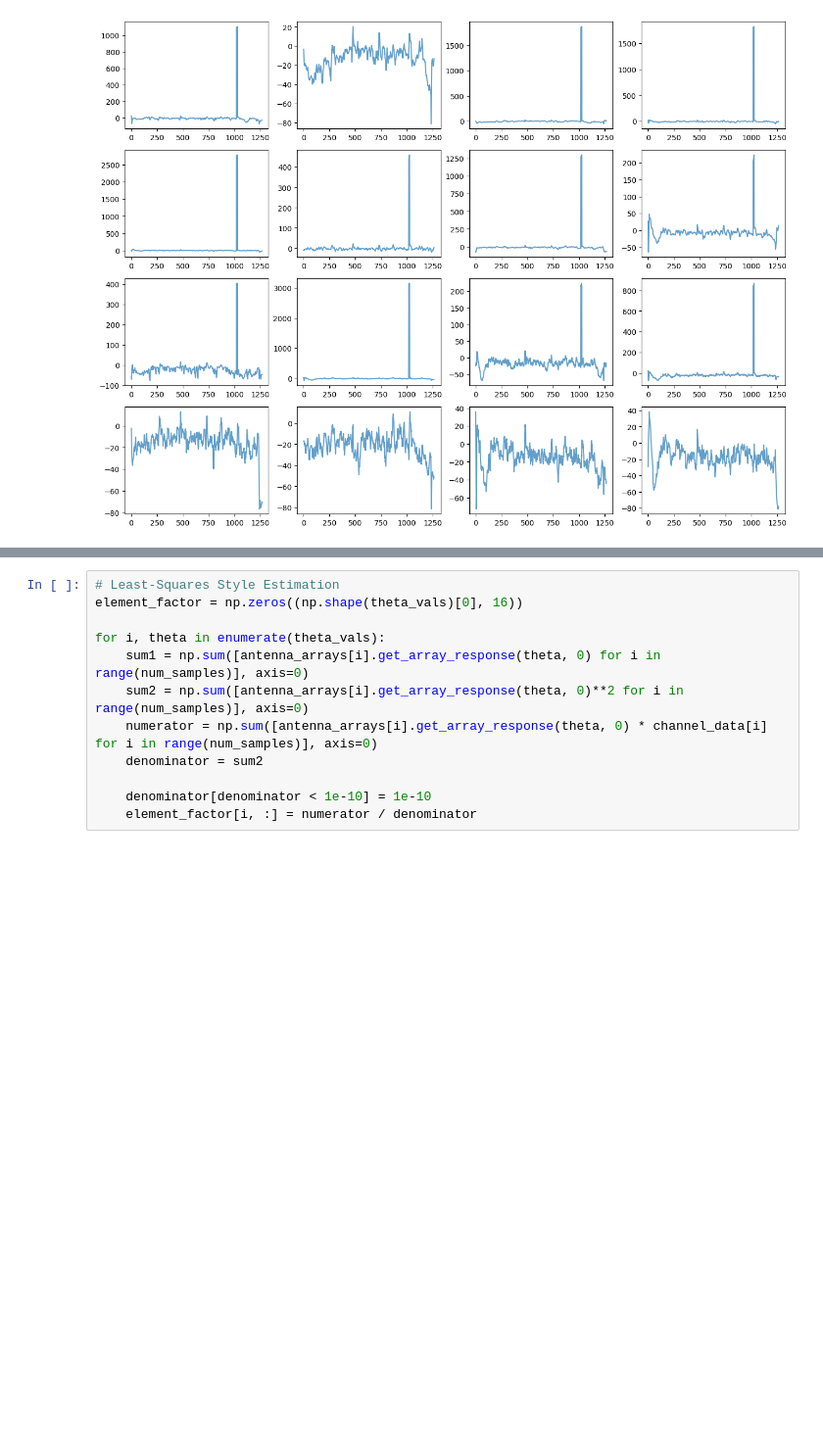
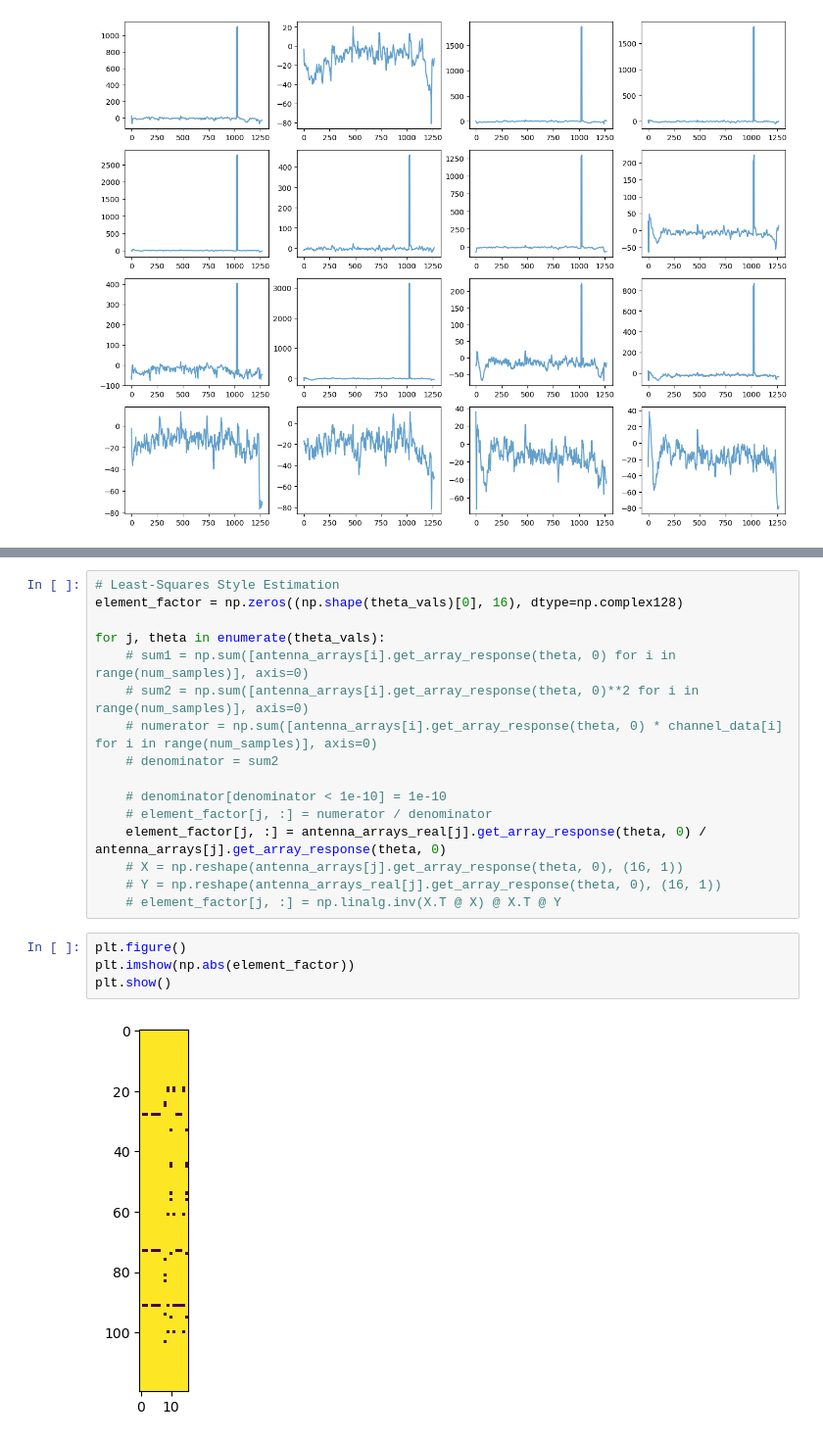
Before and after one commit to WirelessLabAtUCLA/mmWave-data-collection, a Jupyter notebook: data_processing/test_data.ipynb, the cells around one changed output, grey strips where cells are left out. Shown at 98% size. Drawn from its saved outputs; the diff is of its cells as text; blank space fills up the shorter version.

```diff
--- a/data_processing/test_data.ipynb
+++ b/data_processing/test_data.ipynb
@@ -91,16 +91,26 @@ for i in range(num_samples):
     antenna_arrays_real[i].set_weights(np.conjugate(averaged_channel_data))
 # %%
 # Least-Squares Style Estimation
-element_factor = np.zeros((np.shape(theta_vals)[0], 16))
+element_factor = np.zeros((np.shape(theta_vals)[0], 16), dtype=np.complex128)
 
-for i, theta in enumerate(theta_vals):
-    sum1 = np.sum([antenna_arrays[i].get_array_response(theta, 0) for i in range(num_samples)], axis=0)
-    sum2 = np.sum([antenna_arrays[i].get_array_response(theta, 0)**2 for i in range(num_samples)], axis=0)
-    numerator = np.sum([antenna_arrays[i].get_array_response(theta, 0) * channel_data[i] for i in range(num_samples)], axis=0)
-    denominator = sum2
+for j, theta in enumerate(theta_vals):
+    # sum1 = np.sum([antenna_arrays[i].get_array_response(theta, 0) for i in range(num_samples)], axis=0)
+    # sum2 = np.sum([antenna_arrays[i].get_array_response(theta, 0)**2 for i in range(num_samples)], axis=0)
+    # numerator = np.sum([antenna_arrays[i].get_array_response(theta, 0) * channel_data[i] for i in range(num_samples)], axis=0)
+    # denominator = sum2
 
-    denominator[denominator < 1e-10] = 1e-10
-    element_factor[i, :] = numerator / denominator
+    # denominator[denominator < 1e-10] = 1e-10
+    # element_factor[j, :] = numerator / denominator
+    element_factor[j, :] = antenna_arrays_real[j].get_array_response(theta, 0) / antenna_arrays[j].get_array_response(theta, 0)
+    # X = np.reshape(antenna_arrays[j].get_array_response(theta, 0), (16, 1))
+    # Y = np.reshape(antenna_arrays_real[j].get_array_response(theta, 0), (16, 1))
+    # element_factor[j, :] = np.linalg.inv(X.T @ X) @ X.T @ Y
+# %%
+plt.figure()
+plt.imshow(np.abs(element_factor))
+plt.show()
+# %% [output]
+[figure, added]
 # %%
 # Create figure with 16 subplots (4x4 grid)
 fig = plt.figure(figsize=(16, 16))
```
Also changed, not shown: parts of 3 cells of this notebook, 5 other files.
